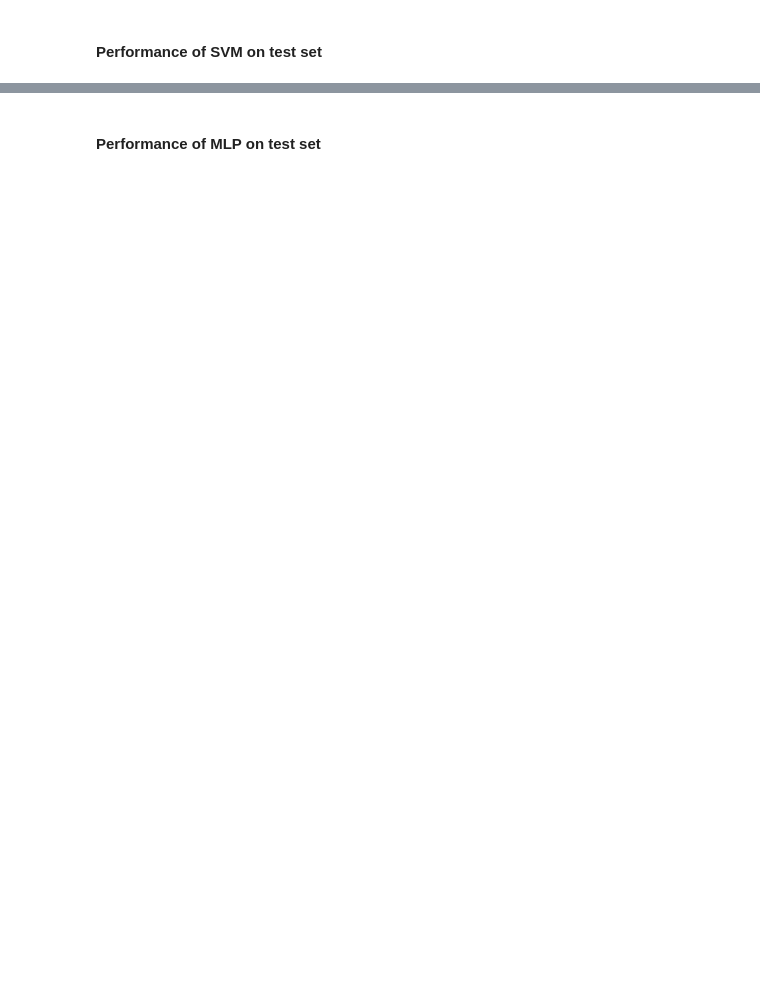
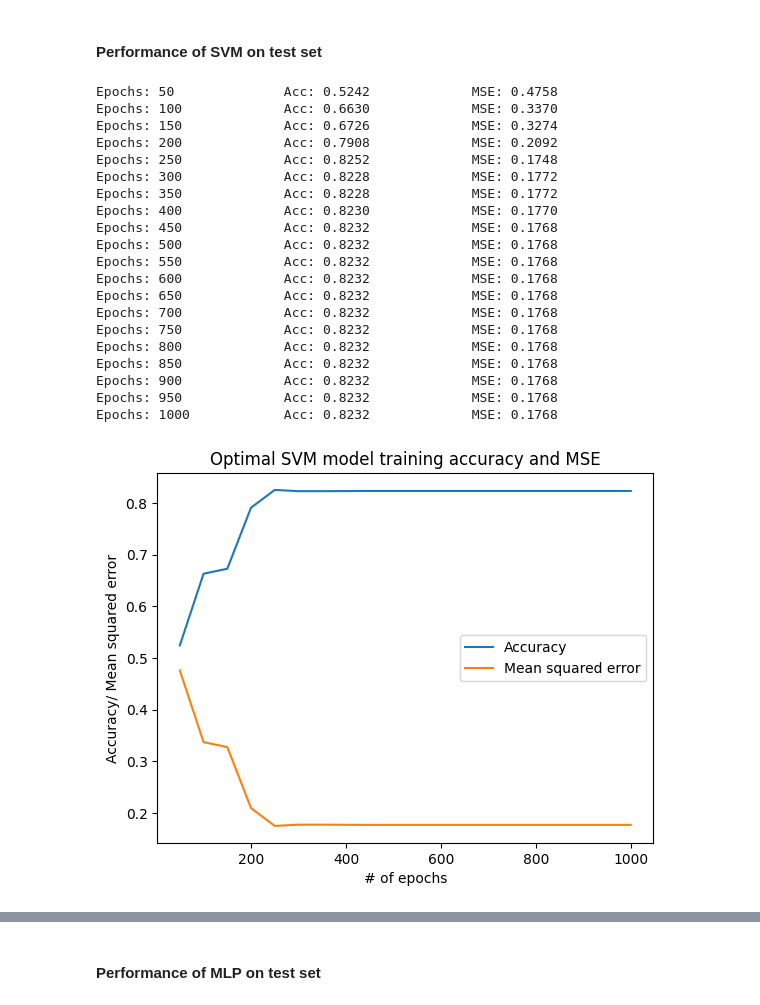
Before and after one commit to PdAlbedo/CS6140_Machine_Learning, a Jupyter notebook: A2/CS6140_Assign_2_F22_Q1_SVM_MLP.ipynb, the cells around one changed output, grey strips where cells are left out. Drawn from its saved outputs; the diff is of its cells as text; code cells hidden in the pictures; blank space fills up the shorter version.

```diff
--- a/A2/CS6140_Assign_2_F22_Q1_SVM_MLP.ipynb
+++ b/A2/CS6140_Assign_2_F22_Q1_SVM_MLP.ipynb
@@ -216,10 +244,50 @@ ValueError: too many values to unpack (expected 2)
 # %% [markdown]
 #### Performance of SVM on test set
-# %%
-svm_clf = svm.SVC(kernel = 'rbf', C = best_params_svm['C'], degree = best_params_svm['degree'], gamma = best_params_svm['gamma'])
-svm_clf.fit(x_train, y_train)
-y_pred_svm = svm_clf.predict(x_test)
-svm_acc = metrics.accuracy_score(y_pred_svm, y_test)
-svm_mse = metrics.mean_squared_error(y_pred_svm, y_test)
-print('Accuracy score: ', svm_acc)
-print('MSE: ', svm_mse)
+# %%
+svm_epochs = []
+svm_accs = []
+svm_mses = []
+for e in range(50, 1001, 50):
+    svm_clf = svm.SVC(kernel = 'rbf', C = best_params_svm['C'], gamma = best_params_svm['gamma'], max_iter = e)
+    svm_clf.fit(x_train, y_train)
+    y_pred_svm = svm_clf.predict(x_test)
+    svm_acc = metrics.accuracy_score(y_pred_svm, y_test)
+    svm_mse = metrics.mean_squared_error(y_pred_svm, y_test)
+
+    svm_epochs.append(e)
+    svm_accs.append(svm_acc)
+    svm_mses.append(svm_mse)
+    print('Epochs: %s\t\tAcc: %.4f\t\tMSE: %.4f' % (e, svm_acc, svm_mse))
+
+fig4 = plt.figure()
+
+plt.title('Optimal SVM model training accuracy and MSE')
+plt.xlabel('# of epochs')
+plt.ylabel('Accuracy/ Mean squared error')
+plt.plot(svm_epochs, svm_accs, label = 'Accuracy')
+plt.plot(svm_epochs, svm_mses, label = 'Mean squared error')
+plt.legend()
+
+fig4.show()
+# %% [output]
+Epochs: 50              Acc: 0.5242             MSE: 0.4758
+Epochs: 100             Acc: 0.6630             MSE: 0.3370
+Epochs: 150             Acc: 0.6726             MSE: 0.3274
+Epochs: 200             Acc: 0.7908             MSE: 0.2092
+Epochs: 250             Acc: 0.8252             MSE: 0.1748
+Epochs: 300             Acc: 0.8228             MSE: 0.1772
+Epochs: 350             Acc: 0.8228             MSE: 0.1772
+Epochs: 400             Acc: 0.8230             MSE: 0.1770
+Epochs: 450             Acc: 0.8232             MSE: 0.1768
+Epochs: 500             Acc: 0.8232             MSE: 0.1768
+Epochs: 550             Acc: 0.8232             MSE: 0.1768
+Epochs: 600             Acc: 0.8232             MSE: 0.1768
+Epochs: 650             Acc: 0.8232             MSE: 0.1768
+Epochs: 700             Acc: 0.8232             MSE: 0.1768
+Epochs: 750             Acc: 0.8232             MSE: 0.1768
+Epochs: 800             Acc: 0.8232             MSE: 0.1768
+Epochs: 850             Acc: 0.8232             MSE: 0.1768
+Epochs: 900             Acc: 0.8232             MSE: 0.1768
+Epochs: 950             Acc: 0.8232             MSE: 0.1768
+Epochs: 1000            Acc: 0.8232             MSE: 0.1768
+[figure, added]
```
Also changed, not shown: parts of 17 cells of this notebook.
